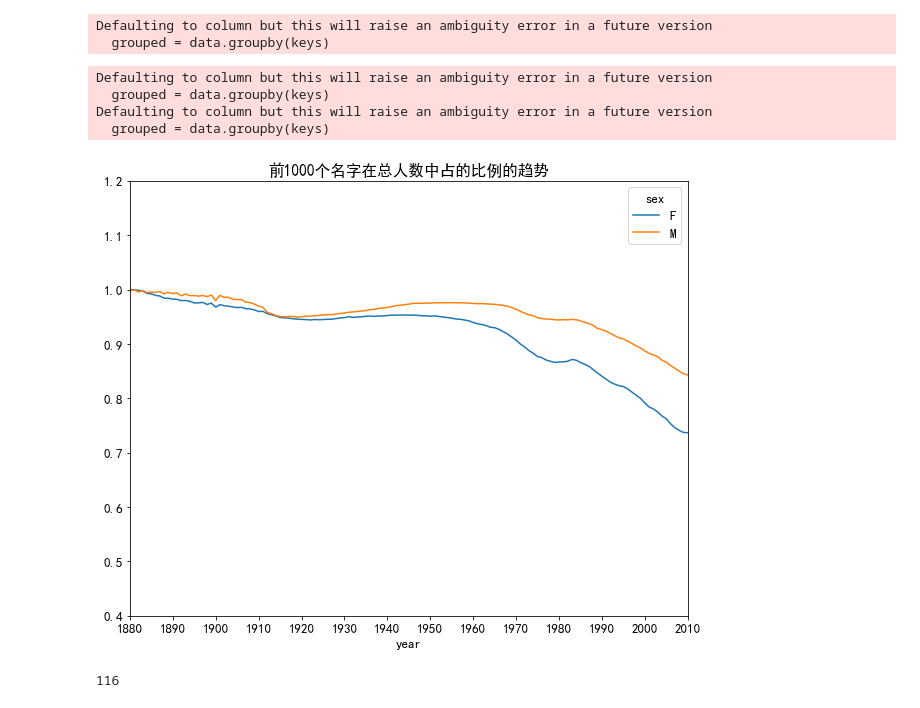
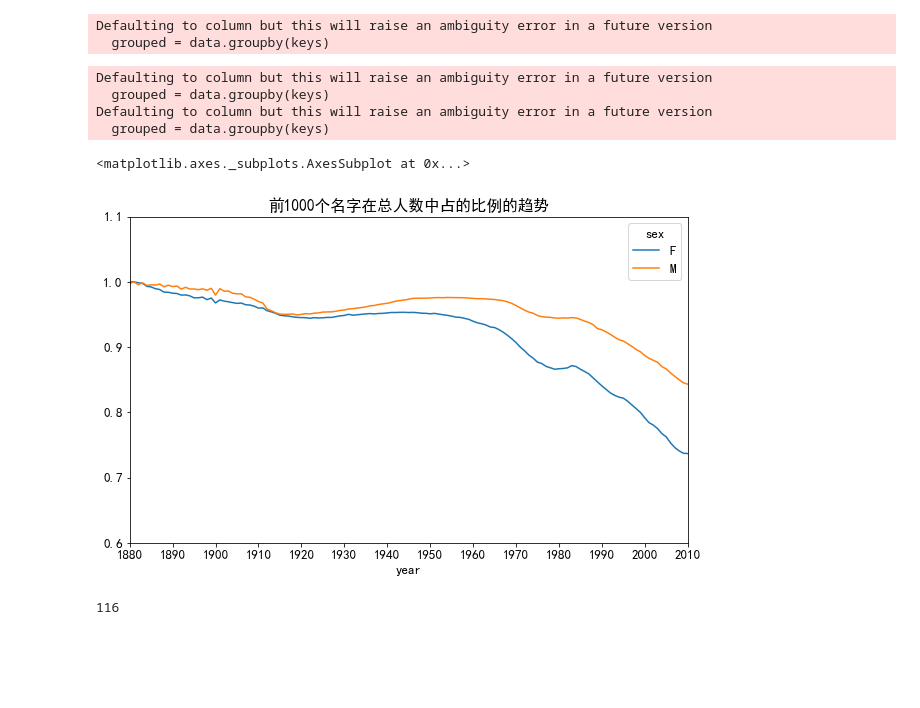
Before and after one commit to WarmingWang/reptiles_gh, a Jupyter notebook: Machine Learning/python for DA/ch02.ipynb, the cells around one changed output. Saved outputs shown, nothing was run; the diff lists cells and outputs as text; code cells hidden in the pictures; blank space fills up the shorter version.

```diff
--- a/Machine Learning/python for DA/ch02.ipynb
+++ b/Machine Learning/python for DA/ch02.ipynb
@@ -76,15 +76,15 @@ Defaulting to column but this will raise an ambiguity error in a future version
   grouped = data.groupby(keys)
 # %%
 table=top1000.pivot_table(values='prop',index='year',columns='sex',aggfunc=sum)
-table.plot(title='前1000个名字在总人数中占的比例的趋势',yticks=np.linspace(0.4,1.2,9),
-           xticks=range(1880,2020,10),figsize=(10,8))
-plt.show()
+table.plot(title='前1000个名字在总人数中占的比例的趋势',yticks=np.linspace(0.6,1.1,6),
+           xticks=range(1880,2020,10),figsize=(10,6))
 # %% [output]
 Defaulting to column but this will raise an ambiguity error in a future version
   grouped = data.groupby(keys)
 Defaulting to column but this will raise an ambiguity error in a future version
   grouped = data.groupby(keys)
+<matplotlib.axes._subplots.AxesSubplot at 0x...>
-[figure, old version]
+[figure, new version]
 # %%
 df=boys[boys.year==2010]
 prop_cumsum=df.sort_values(by='prop',ascending=False).prop.cumsum()
```
Also changed, not shown: parts of 2 cells of this notebook.
